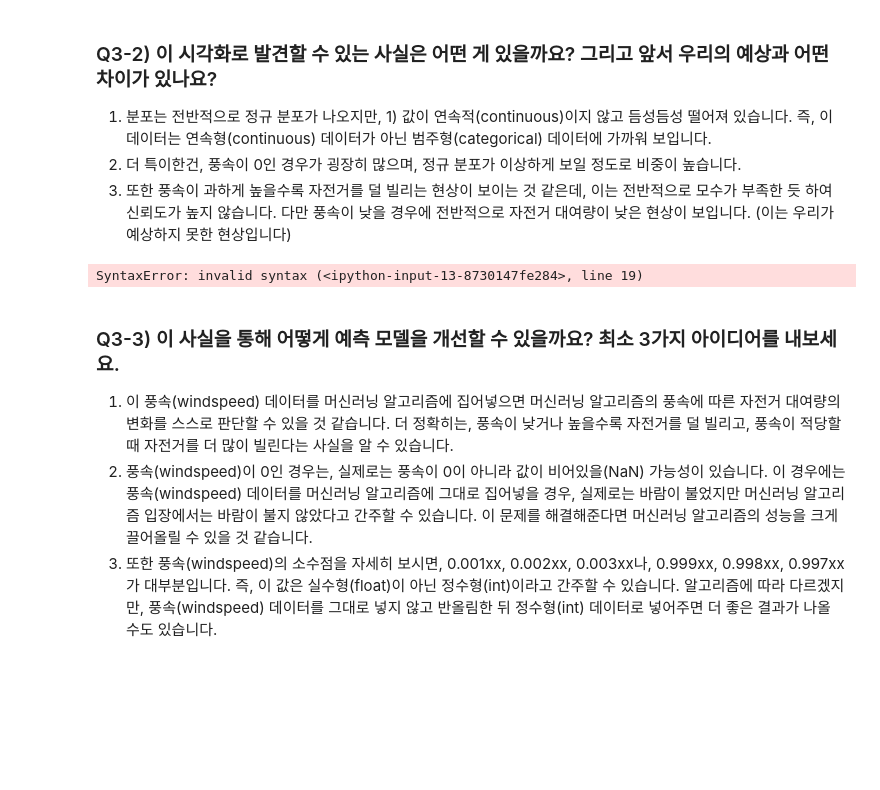
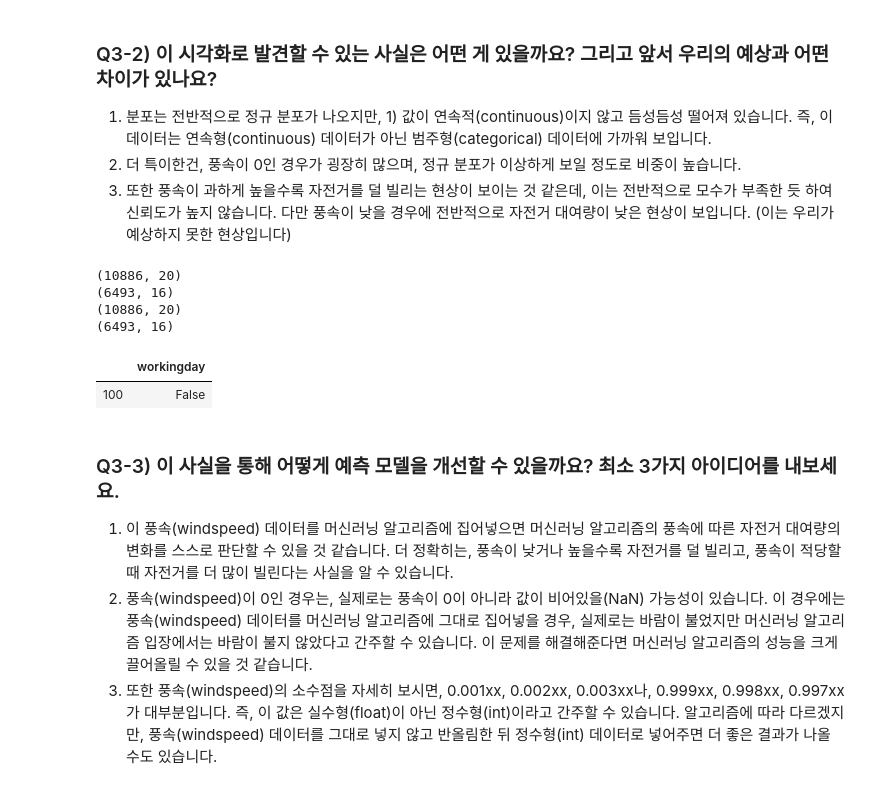
Before and after one commit to dongwooha/DS-School, a Jupyter notebook: bike_sharing_demand/03-01_baseline-script_0.43018(assignment).ipynb, the cells around one changed output. Drawn from its saved outputs; the diff is of its cells as text; code cells hidden in the pictures; blank space fills up the shorter version.

```diff
--- a/bike_sharing_demand/03-01_baseline-script_0.43018(assignment).ipynb
+++ b/bike_sharing_demand/03-01_baseline-script_0.43018(assignment).ipynb
@@ -353,16 +353,20 @@ print(train.shape)
 print(test.shape)
 
 
-train_trash1 = train["windspeed(int)"].shift(-1)
-train_trash2 = train["windspeed(int)"].shift(+1)
+#train_trash1 = train["windspeed(int)"].shift(-1)
+#train_trash2 = train["windspeed(int)"].shift(+1)
 
-train_trash = (train["windspeed(int)" + train_trash1.fillna(0) + train_trash2.fillna(0))/3
-train["windspeed(int)"] = train_trash
+#train_trash = (train["windspeed(int)"] + train_trash1.fillna(0) + train_trash2.fillna(0) )/3
+#train.loc[train["windspeed(int)"]==0] = train_trash
 
-plt.figure(figsize = (18, 4))
-sns.distplot(train["windspeed"])
 
-plt.figure(figsize = (18, 4))
-sns.distplot(train["windspeed(int)"])
+#plt.figure(figsize = (18, 4))
+#sns.distplot(train["windspeed"])
+
+#plt.figure(figsize = (18, 4))
+#sns.distplot(train["windspeed(int)"])
 # %% [output]
-SyntaxError: invalid syntax (<ipython-input-13-8730147fe284>, line 19)
+(10886, 20)
+(6493, 16)
+(10886, 20)
+(6493, 16)
@@ -371,3 +373,8 @@ train["windspeed(int)"]
+# %%
+train.iloc[[100],[3]] == 100
+# %% [output]
+|  | workingday |
+| 100 | False |
 # %% [markdown]
 ### Q3-3) 이 사실을 통해 어떻게 예측 모델을 개선할 수 있을까요? 최소 3가지 아이디어를 내보세요.
 
```
Also changed, not shown: parts of 58 cells of this notebook, 6 other files.
